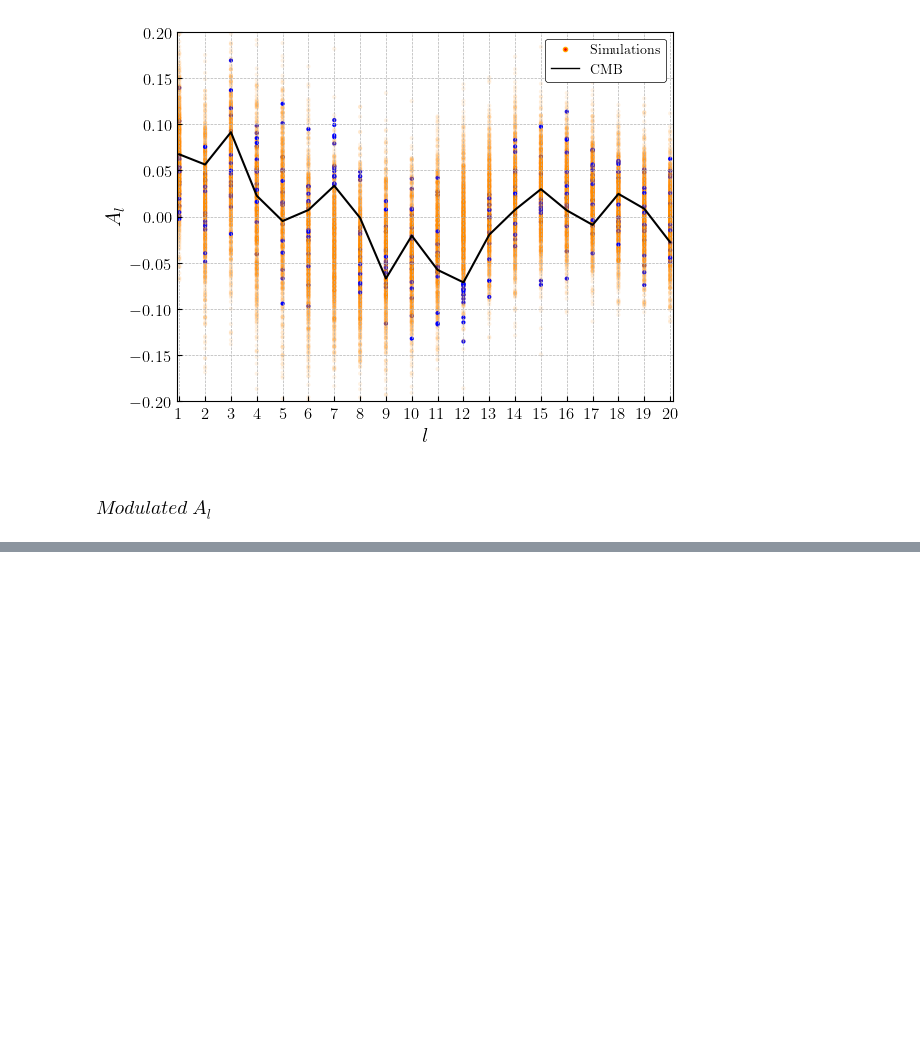
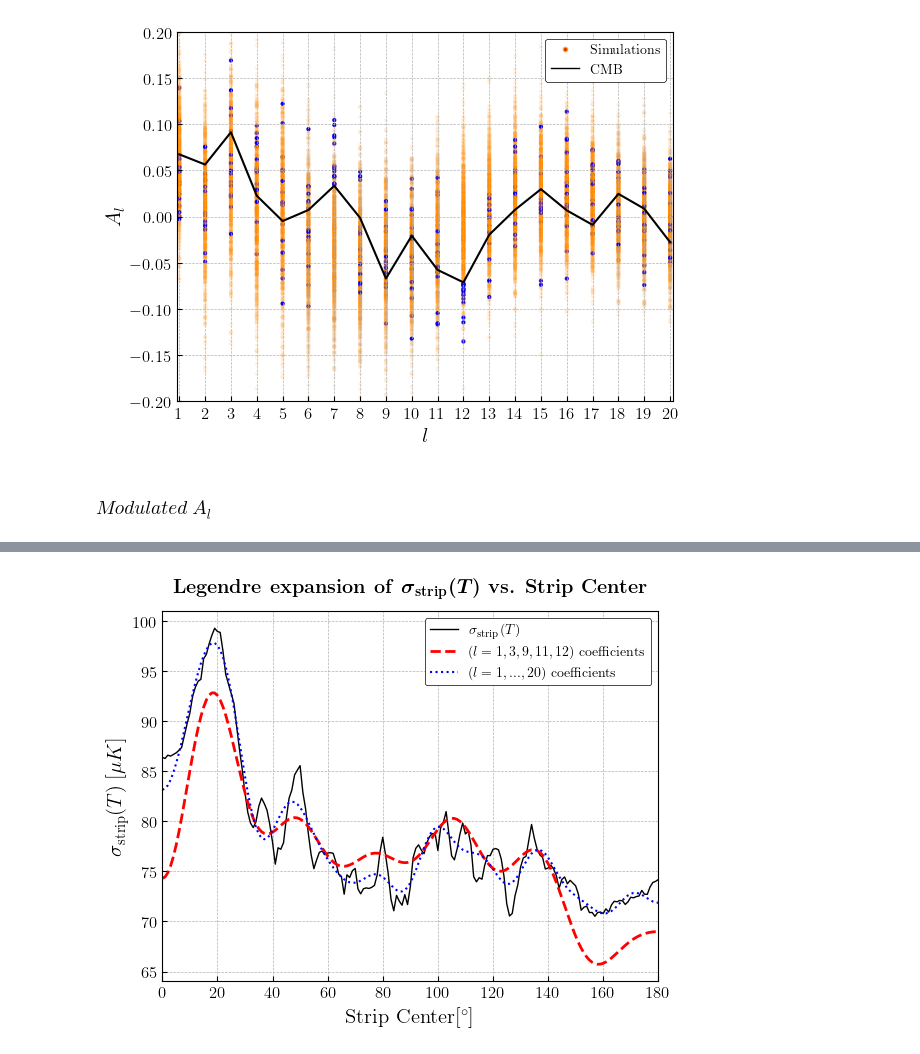
Before and after one commit to jamshidi3d/cmb_anomaly_detection, a Jupyter notebook: plotting.ipynb, the cells around one changed output, grey strips where cells are left out. Drawn from its saved outputs; the diff is of its cells as text; code cells hidden in the pictures; blank space fills up the shorter version.

Commit message:
legendre plot added, mod plot corrected

```diff
--- a/plotting.ipynb
+++ b/plotting.ipynb
@@ -280,0 +271,65 @@ weird sims: 0
+# %%
+kwargs = {
+'base_path':    './output/measure_results_mac_dir/',
+'dir_cap_size': 30,
+'geom_flag':    cau.const.STRIP_FLAG,
+'measure_flag': cau.const.STD_FLAG,
+'is_masked':    False,
+'observable':   cau.const.OBS_T,
+'tpcf_mode':    cau.const.TPCF_TT,
+}
+
+plt_mode = 'errorbar' #scatter
+
+cmb_a_l  = cau.file_reader.read_cmb_a_l(**kwargs)
+l_range  = np.arange(len(cmb_a_l))
+geom_range  = cau.file_reader.read_geom_range_precalc(**kwargs)
+cmb_measure = cau.file_reader.read_cmb_precalc(**kwargs)
+
+monopole = np.mean(cmb_measure)
+
+nonzero_a_l = np.zeros(len(cmb_a_l))
+nonzero_a_l[0]  = cmb_a_l[0]
+nonzero_a_l[1]  = cmb_a_l[1]
+nonzero_a_l[3]  = cmb_a_l[3]
+nonzero_a_l[9]  = cmb_a_l[9]
+nonzero_a_l[11] = cmb_a_l[11]
+nonzero_a_l[12] = cmb_a_l[12]
+
+cos_theta = np.cos(np.radians(geom_range))
+
+with plt.style.context('bmh'):
+    fig, ax=plt.subplots()
+    # cmb
+    ax.plot(geom_range, cmb_measure,
+            color='k', linewidth=1)
+    # cmb legendre nonzero a_l
+    al_pl_nonzero = np.array([nonzero_a_l[l] * cau.math_utils.legendre(l, cos_theta) for l in l_range])
+    ax.plot(geom_range, monopole * np.sum(al_pl_nonzero, axis=0),
+            color='r',linestyle='--', lw=2)
+#     # cmb legendre all a_l
+    al_pl_all = np.array([cmb_a_l[l] * cau.math_utils.legendre(l, cos_theta) for l in l_range])
+    ax.plot(geom_range, monopole * np.sum(al_pl_all, axis=0),
+            linewidth=1.5, color='b',linestyle=':')
+    ax.set_xlabel(r'Strip Center[$^\circ$]',size=15)
+    measure_text = r'$\sigma_{\mathrm{strip}}(T)$'
+    ax.set_ylabel(measure_text + r'$\; [\mu K]$',size=15)
+    ax.set_title(r'\textbf{Legendre expansion of }'+ r'\boldmath{{{}}}'.format(measure_text) + \
+                r' \textbf{vs. Strip Center}',
+                 y=1.03)
+    ax.legend([measure_text,
+               r'($l=1, 3, 9, 11, 12$) coefficients',
+               r'($l=1, ..., 20$) coefficients'])
+    ax.set_facecolor('white')
+    # Limits
+    ax.set_xlim(xmin = 0, xmax = 180)
+#     ax.set_ylim(ymin = - 0.2, ymax = 0.2)
+    # Axis colors
+    for spine in ax.spines.keys(): ax.spines[spine].set_color('k')
+    # Save fig
+    fpath = './output/plots/strip_std_vs_legendre_expansion'
+    fig.savefig(f'{fpath}.pdf', facecolor=(1,1,1,0), dpi=300, transparent=True)
+    fig.savefig(f'{fpath}.png', facecolor=(1,1,1,0), dpi=300, transparent=True)
+plt.show()
+# %% [output]
+[figure, added]
```
Also changed, not shown: parts of 1 cell of this notebook.
